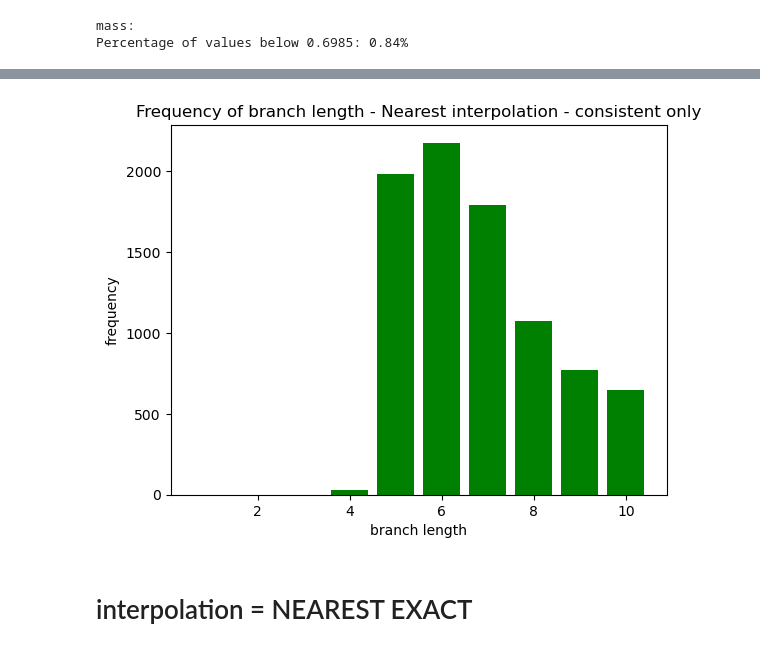
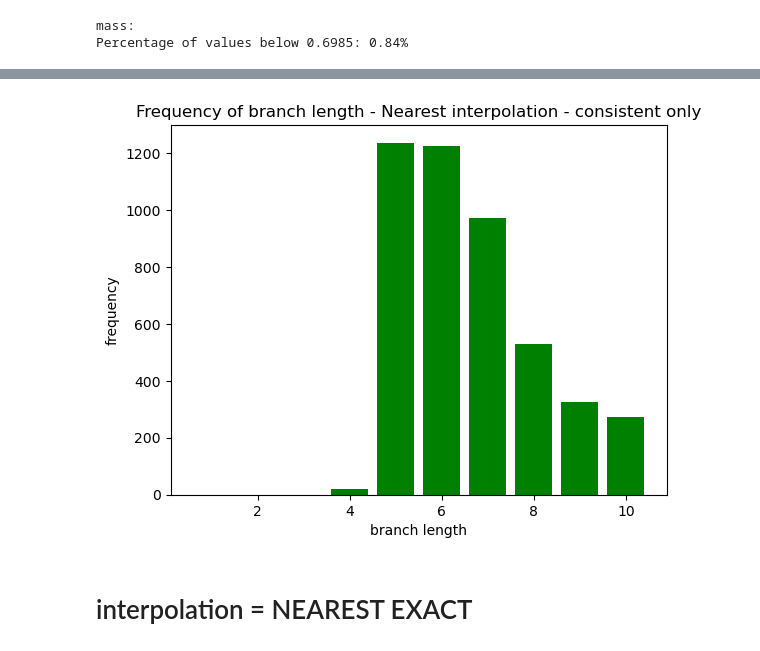
Before and after one commit to corne8lius/generating_halo_merger_trees_based_on_diffusion_models, a Jupyter notebook: notebooks/*** 20 - interpolation check - bilinear interpolation downscaling.ipynb, the cells around one changed output, grey strips where cells are left out. Saved outputs shown, nothing was run; the diff lists cells and outputs as text; code cells hidden in the pictures.

```diff
--- a/notebooks/*** 20 - interpolation check - bilinear interpolation downscaling.ipynb
+++ b/notebooks/*** 20 - interpolation check - bilinear interpolation downscaling.ipynb
@@ -275,17 +150,18 @@ The distributions are significantly different (reject H0), KS statistic 0.1421 >
 # %%
 num_branches = [1, 2, 3, 4, 5, 6, 7, 8, 9, 10]
-length = [0, 0, 0, 30, 1987, 2178, 1794, 1073, 773, 647]
+length = [0, 0, 0, 19, 1236, 1224, 972, 530, 325, 273]
 
 plt.bar(num_branches, length, color = "g")
 
 # Add title and labels
 plt.title('Frequency of branch length - Nearest interpolation - consistent only')
 plt.xlabel('branch length')
 plt.ylabel('frequency')
+plt.savefig("4")
 
 # Show the plot
 plt.show()
 # %% [output]
-[figure, old version]
+[figure, new version]
 # %% [markdown]
 # interpolation = NEAREST EXACT
```
Also changed, not shown: parts of 31 cells of this notebook, 35 other files.
